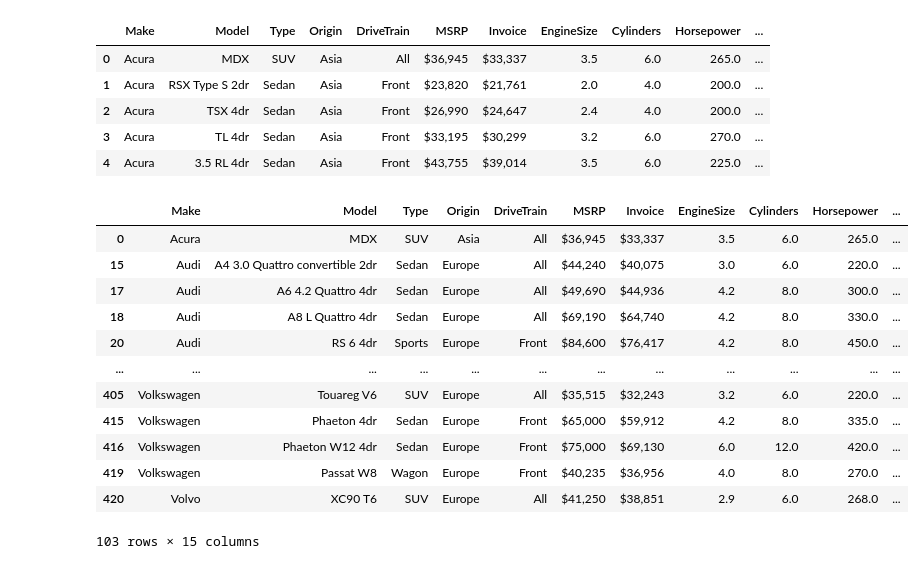
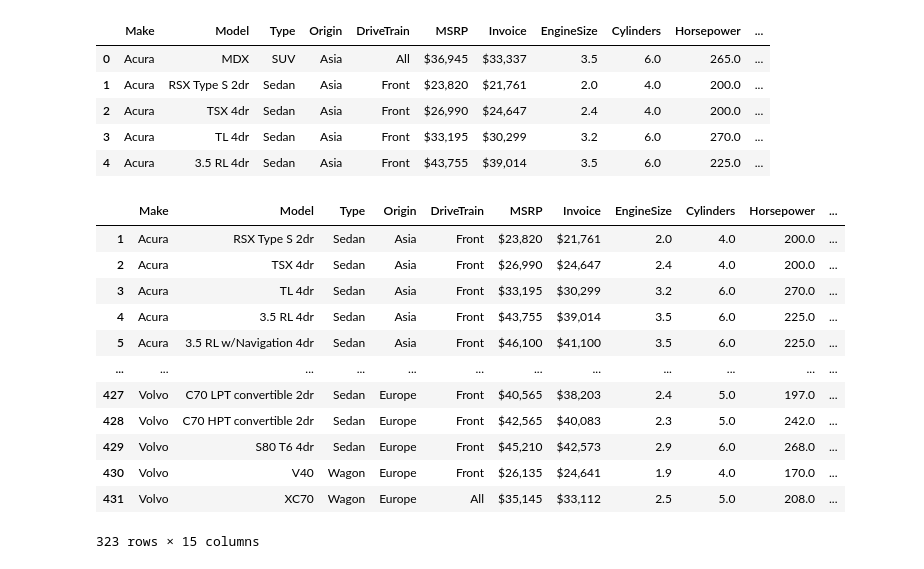
Before and after one commit to Eric-MK/car_data_analysis, a Jupyter notebook: car.ipynb, the cells around one changed output. Saved outputs shown, nothing was run; the diff lists cells and outputs as text; code cells hidden in the pictures.

Commit message:
remove the records where weight is greater than 4000

```diff
--- a/car.ipynb
+++ b/car.ipynb
@@ -145,18 +145,18 @@ car_df.head()
 | 3 | Acura | TL 4dr | Sedan | Asia | Front | $33,195 | $30,299 | 3.2 | 6.0 | 270.0 | ... |
 | 4 | Acura | 3.5 RL 4dr | Sedan | Asia | Front | $43,755 | $39,014 | 3.5 | 6.0 | 225.0 | ... |
 # %%
-car_df[car_df['Weight'] > 4000]
+car_df[~(car_df['Weight'] > 4000)] # remove
 # %% [output]
 |  | Make | Model | Type | Origin | DriveTrain | MSRP | Invoice | EngineSize | Cylinders | Horsepower | ... |
-| 0 | Acura | MDX | SUV | Asia | All | $36,945 | $33,337 | 3.5 | 6.0 | 265.0 | ... |
-| 15 | Audi | A4 3.0 Quattro convertible 2dr | Sedan | Europe | All | $44,240 | $40,075 | 3.0 | 6.0 | 220.0 | ... |
-| 17 | Audi | A6 4.2 Quattro 4dr | Sedan | Europe | All | $49,690 | $44,936 | 4.2 | 8.0 | 300.0 | ... |
-| 18 | Audi | A8 L Quattro 4dr | Sedan | Europe | All | $69,190 | $64,740 | 4.2 | 8.0 | 330.0 | ... |
-| 20 | Audi | RS 6 4dr | Sports | Europe | Front | $84,600 | $76,417 | 4.2 | 8.0 | 450.0 | ... |
+| 1 | Acura | RSX Type S 2dr | Sedan | Asia | Front | $23,820 | $21,761 | 2.0 | 4.0 | 200.0 | ... |
+| 2 | Acura | TSX 4dr | Sedan | Asia | Front | $26,990 | $24,647 | 2.4 | 4.0 | 200.0 | ... |
+| 3 | Acura | TL 4dr | Sedan | Asia | Front | $33,195 | $30,299 | 3.2 | 6.0 | 270.0 | ... |
+| 4 | Acura | 3.5 RL 4dr | Sedan | Asia | Front | $43,755 | $39,014 | 3.5 | 6.0 | 225.0 | ... |
+| 5 | Acura | 3.5 RL w/Navigation 4dr | Sedan | Asia | Front | $46,100 | $41,100 | 3.5 | 6.0 | 225.0 | ... |
 | ... | ... | ... | ... | ... | ... | ... | ... | ... | ... | ... | ... |
-| 405 | Volkswagen | Touareg V6 | SUV | Europe | All | $35,515 | $32,243 | 3.2 | 6.0 | 220.0 | ... |
-| 415 | Volkswagen | Phaeton 4dr | Sedan | Europe | Front | $65,000 | $59,912 | 4.2 | 8.0 | 335.0 | ... |
-| 416 | Volkswagen | Phaeton W12 4dr | Sedan | Europe | Front | $75,000 | $69,130 | 6.0 | 12.0 | 420.0 | ... |
-| 419 | Volkswagen | Passat W8 | Wagon | Europe | Front | $40,235 | $36,956 | 4.0 | 8.0 | 270.0 | ... |
-| 420 | Volvo | XC90 T6 | SUV | Europe | All | $41,250 | $38,851 | 2.9 | 6.0 | 268.0 | ... |
+| 427 | Volvo | C70 LPT convertible 2dr | Sedan | Europe | Front | $40,565 | $38,203 | 2.4 | 5.0 | 197.0 | ... |
+| 428 | Volvo | C70 HPT convertible 2dr | Sedan | Europe | Front | $42,565 | $40,083 | 2.3 | 5.0 | 242.0 | ... |
+| 429 | Volvo | S80 T6 4dr | Sedan | Europe | Front | $45,210 | $42,573 | 2.9 | 6.0 | 268.0 | ... |
+| 430 | Volvo | V40 | Wagon | Europe | Front | $26,135 | $24,641 | 1.9 | 4.0 | 170.0 | ... |
+| 431 | Volvo | XC70 | Wagon | Europe | All | $35,145 | $33,112 | 2.5 | 5.0 | 208.0 | ... |
-103 rows × 15 columns
+323 rows × 15 columns
```
Also changed, not shown: parts of 1 cell of this notebook.
